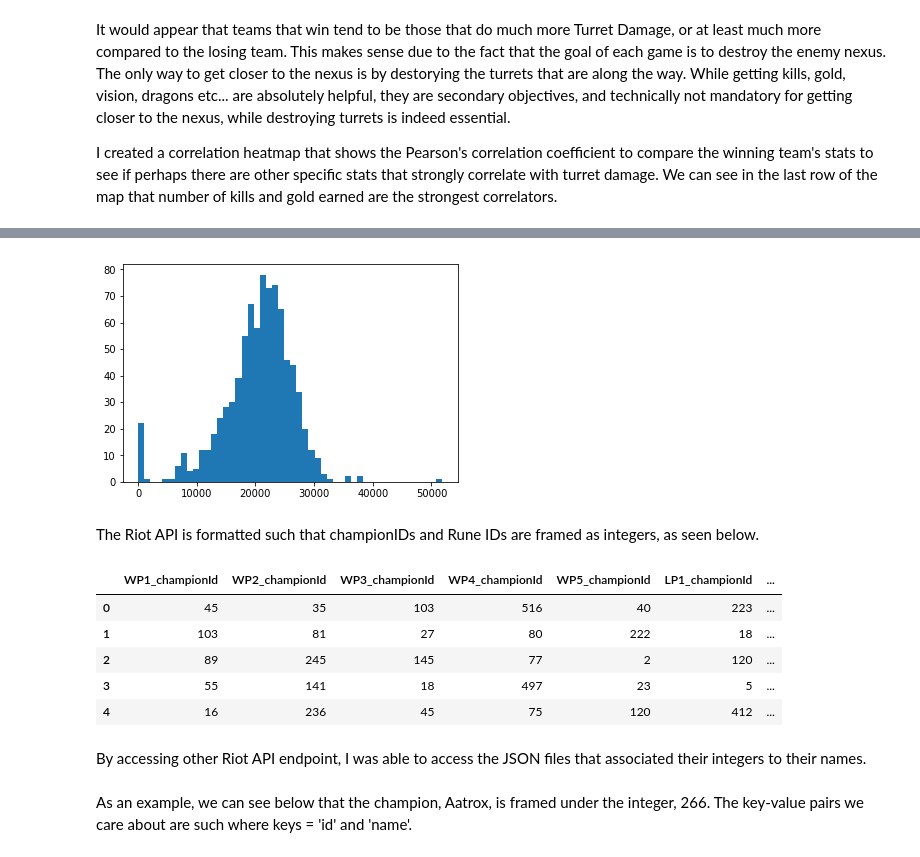
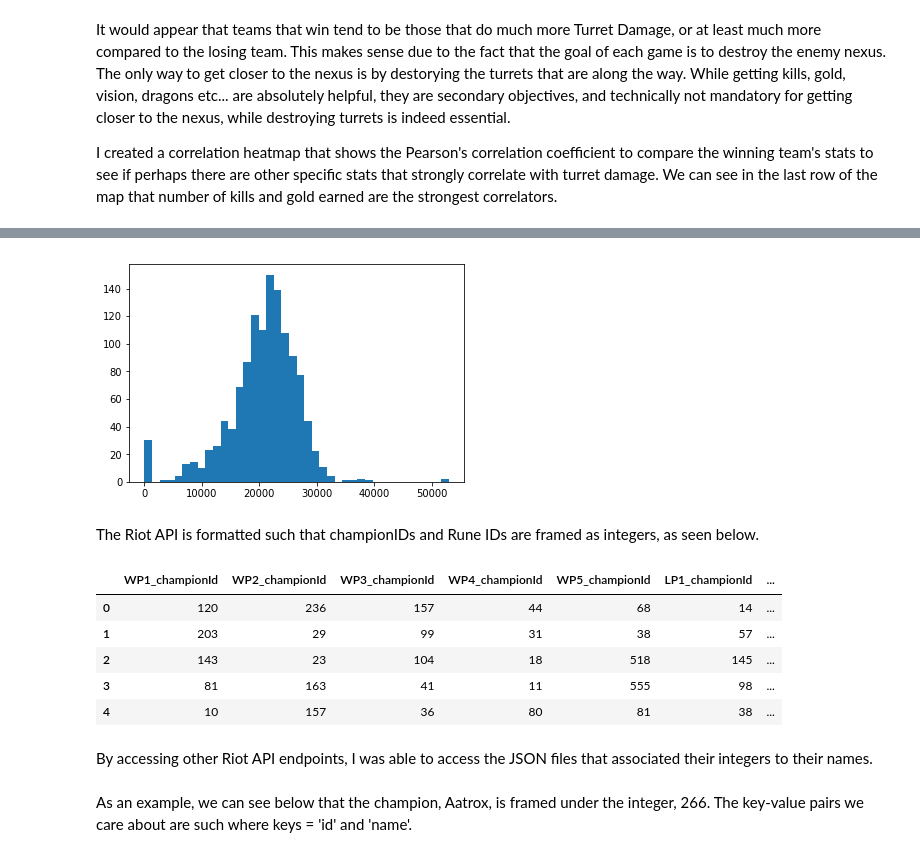
Before and after one commit to Fryman93/SprungBoard, a Jupyter notebook: Capstone 1/LoL.ipynb, the cells around one changed output, grey strips where cells are left out. Drawn from its saved outputs; the diff is of its cells as text; code cells hidden in the pictures.

```diff
--- a/Capstone 1/LoL.ipynb
+++ b/Capstone 1/LoL.ipynb
@@ -11,7 +17,7 @@ import statsmodels as sms
 ### Section 1: Data Wrangling
 # %%
 #NEW
-with open('lol_data.json', 'r') as file:
+with open('much_lol_data.json', 'r') as file:
    newdata = json.load(file)
 # %% [markdown]
 With the JSON file loaded, I immediately turned it into a dataframe and checked its dimensions.
@@ -152,0 +148,6 @@ newclassicwoof[2]
+# %%
+chunks = []
+for chunk in newclassicwoof:
+    chunks.append(chunk)
+df_stats = pd.concat(chunks)
+df_stats.head()
@@ -153,29 +162,22 @@ newclassicwoof[2]
 # %%
-chunks = []
-for chunk in newclassicwoof:
-        chunks.append(chunk)
-yes = pd.concat(chunks)
-
 new_names = []
-player_indexes = [index for index, col_name in enumerate(yes) if col_name == 'participantId']
-yes = yes.drop('participantId', axis=1)
+df_stats = df_stats.drop('participantId', axis=1)
+player_indexes = [index for index, col_name in enumerate(df_stats) if col_name == 'item0']
 
 for player in range(5):
     if player != 0:
-        wp = yes.iloc[:,player_indexes[player]:player_indexes[player+1]].add_prefix('WP'+str(player+1)+'_')
-        new_names.append(wp)
+        wp = df_stats.iloc[:,player_indexes[player]:player_indexes[player+1]].add_prefix('WP'+str(player+1)+'_')
     else:
-        wp =yes.iloc[:,:player_indexes[player+1]].add_prefix('WP'+str(player+1)+'_')
-        new_names.append(wp)
+        wp = df_stats.iloc[:,:player_indexes[player+1]].add_prefix('WP'+str(player+1)+'_')
+    new_names.append(wp)
 
 for player in range(5,10):
     if player != 9:
-        lp = yes.iloc[:,player_indexes[player]:player_indexes[player+1]].add_prefix('LP'+str(player-4)+'_')
-        new_names.append(lp)
+        lp = df_stats.iloc[:,player_indexes[player]:player_indexes[player+1]].add_prefix('LP'+str(player-4)+'_')
     else:
-        yes.iloc[:,player_indexes[player]:].add_prefix('LP'+str(player-4)+'_')
-
-yes = pd.concat(new_names, axis=1)
-yes.reset_index(drop=True).head()
+        lp = df_stats.iloc[:,player_indexes[player]:].add_prefix('LP'+str(player-4)+'_')
+    new_names.append(lp)
+df_stats = pd.concat(new_names, axis=1)
+df_stats.reset_index(drop=True).head()
 # %% [output]
 |  | WP1_item0 | WP1_item1 | WP1_item2 | WP1_item3 | WP1_item4 | WP1_item5 | WP1_item6 | WP1_kills | WP1_deaths | ... |
@@ -225,8 +199,8 @@ agg = ['kills', 'deaths', 'assists', 'physicalDamageDealtToChampions', 'magicDam
 team = pd.DataFrame()
 
 for feature in agg:
-    team['Win_'+ feature] = yes[[col for col in yes.columns if 'WP' in col and feature in col]].sum(axis=1)
-    team['Lose_'+ feature] = yes[[col for col in yes.columns if 'LP' in col and feature in col]].sum(axis=1)
+    team['Win_'+ feature] = df_stats[[col for col in df_stats.columns if 'WP' in col and feature in col]].sum(axis=1)
+    team['Lose_'+ feature] = df_stats[[col for col in df_stats.columns if 'LP' in col and feature in col]].sum(axis=1)
 team['TurretDamageDiff'] = team['Win_damageDealtToTurrets'] - team['Lose_damageDealtToTurrets']
 team.reset_index(drop=True).head()
 # %% [output]
@@ -296,25 +306,25 @@ sns.heatmap(losers.corr(), annot=True, cmap='Oranges');
 # %%
-plt.hist(team['Win_damageDealtToTurrets'],bins=50);
+plt.hist(team['Win_damageDealtToTurrets'],bins=40);
 # %% [output]
-[figure, old version]
+[figure, new version]
 # %% [markdown]
 The Riot API is formatted such that championIDs and Rune IDs are framed as integers, as seen below.
 # %%
 # Extracting the champID columns
 
-champ_indexes = [col for col in yes.columns if 'championId' in col]
+champ_indexes = [col for col in df_stats.columns if 'championId' in col]
 
-champ_columns = yes[champ_indexes].reset_index(drop=True)
+champ_columns = df_stats[champ_indexes].reset_index(drop=True)
 champ_columns.head()
 # %% [output]
 |  | WP1_championId | WP2_championId | WP3_championId | WP4_championId | WP5_championId | LP1_championId | ... |
-| 0 | 45 | 35 | 103 | 516 | 40 | 223 | ... |
-| 1 | 103 | 81 | 27 | 80 | 222 | 18 | ... |
-| 2 | 89 | 245 | 145 | 77 | 2 | 120 | ... |
-| 3 | 55 | 141 | 18 | 497 | 23 | 5 | ... |
-| 4 | 16 | 236 | 45 | 75 | 120 | 412 | ... |
+| 0 | 120 | 236 | 157 | 44 | 68 | 14 | ... |
+| 1 | 203 | 29 | 99 | 31 | 38 | 57 | ... |
+| 2 | 143 | 23 | 104 | 18 | 518 | 145 | ... |
+| 3 | 81 | 163 | 41 | 11 | 555 | 98 | ... |
+| 4 | 10 | 157 | 36 | 80 | 81 | 38 | ... |
 # %% [markdown]
-By accessing other Riot API endpoint, I was able to access the JSON files that associated their integers to their names.
+By accessing other Riot API endpoints, I was able to access the JSON files that associated their integers to their names.
 # %%
 url_champ = 'http://ddragon.leagueoflegends.com/cdn/8.24.1/data/en_US/champion.json'
 champion_info = requests.get(url_champ).json()
```
Also changed, not shown: parts of 53 cells of this notebook.
